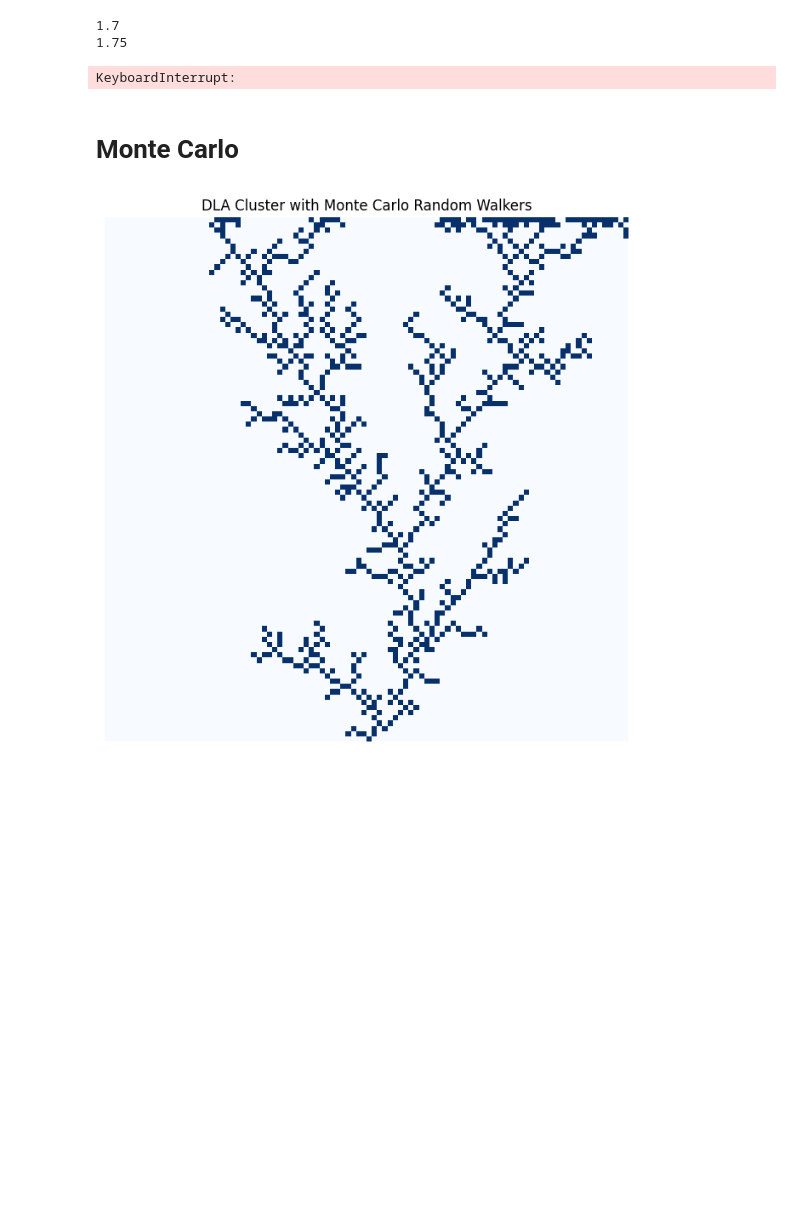
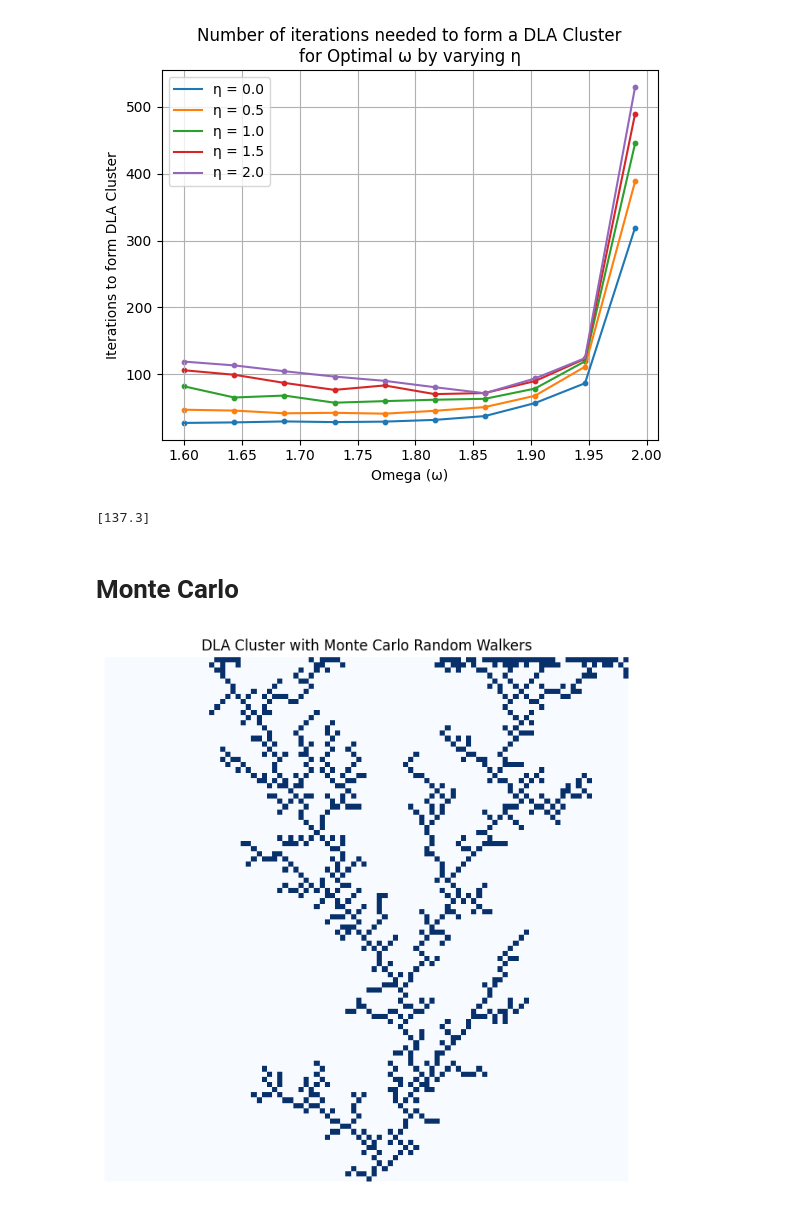
Before and after one commit to koenweverink/ScientificComputing, a Jupyter notebook: Set2.ipynb, the cells around one changed output. Cells and saved outputs as stored; diff of their text form; code cells hidden in the pictures; blank space fills up the shorter version.

```diff
--- a/Set2.ipynb
+++ b/Set2.ipynb
@@ -166,38 +167,40 @@ plt.show()
 # %%
+eta_list = np.linspace(0, 2, 5)
+omega_list = np.linspace(1.6, 1.99, 10)
+
 seed_position = (size - 1, size // 2)  # Seed at the bottom center
 iterations = 300  # Number of growth steps
 epsilon = 1e-5  # epsilon for SOR convergence
 size = 100  # Size of the domain
 
-for eta in np.linspace(0, 2, 5):
-    n_iter = []
-    for omega in np.arange(1.7, 1.99, 0.05):
-        temp_iter = []
+# Store the final iteration count for each combination of eta and omega
+result_iterations = np.zeros((len(eta_list), len(omega_list)))  # Prepare a matrix to hold the iteration counts
 
-        # Initialize domain
+for eta_idx, eta in enumerate(eta_list):
+    for omega_idx, omega in enumerate(omega_list):
+        # Initialize domain and concentration
         domain = np.zeros((size, size))
-        domain[seed_position] = 1  # Place the initial seed
+        domain[seed_position] = 1  # Seed the initial particle
+        concentration = np.linspace(1, 0, size).reshape(-1, 1)  # Nutrient concentration gradient
+        concentration = np.tile(concentration, (1, size))
 
-        # Initialize the nutrient concentration grid with highest concentration at the top
-        concentration = np.linspace(1, 0, size).reshape(-1, 1)  # Gradient from top (1) to bottom (0)
-        concentration = np.tile(concentration, (1, size))  # Extend the gradient horizontally
+        # Run the simulation
+        domain, concentration, count = sim(domain, concentration, omega, iterations, eta, epsilon)
 
-        domain, concentration, count = sim(domain, concentration, omega, iterations, eta)
-        temp_iter.append(count)
-        print(omega)
-    n_iter.append(np.mean(temp_iter))
+        # Record the iteration count
+        result_iterations[eta_idx, omega_idx] = np.mean(count)
 
-    plt.plot(np.linspace(1.7, 1.99, len(n_iter)), n_iter, label = f"$\eta$ = {eta}")
-    plt.scatter(np.linspace(1.7, 1.99, len(n_iter)), n_iter, s=5)
+# Now plot the results
+for eta_idx, eta in enumerate(eta_list):
+    plt.plot(omega_list, result_iterations[eta_idx, :], label=f'η = {eta}')
+    plt.scatter(omega_list, result_iterations[eta_idx, :], s=10)  # Make scatter dots slightly larger for visibility
 
 plt.legend()
 plt.grid(True)
-plt.xlabel('Omega $(\omega)$')
-plt.ylabel('Iterations')
-plt.title('Number of iterations needed to form a DLA Cluster \nfor Optimal $\omega$ by varying $\eta$')
-
+plt.xlabel('Omega (ω)')
+plt.ylabel('Iterations to form DLA Cluster')
+plt.title('Number of iterations needed to form a DLA Cluster\nfor Optimal ω by varying η')
 plt.show()
+plt.show()
 # %% [output]
-1.7
-1.75
-KeyboardInterrupt:
+[figure, added]
@@ -240,3 +207,7 @@ plt.show()
+# %%
+print(n_iter)
+# %% [output]
+[137.3]
 # %% [markdown]
 # Monte Carlo
 # %%
```
Also changed, not shown: parts of 7 cells of this notebook.
